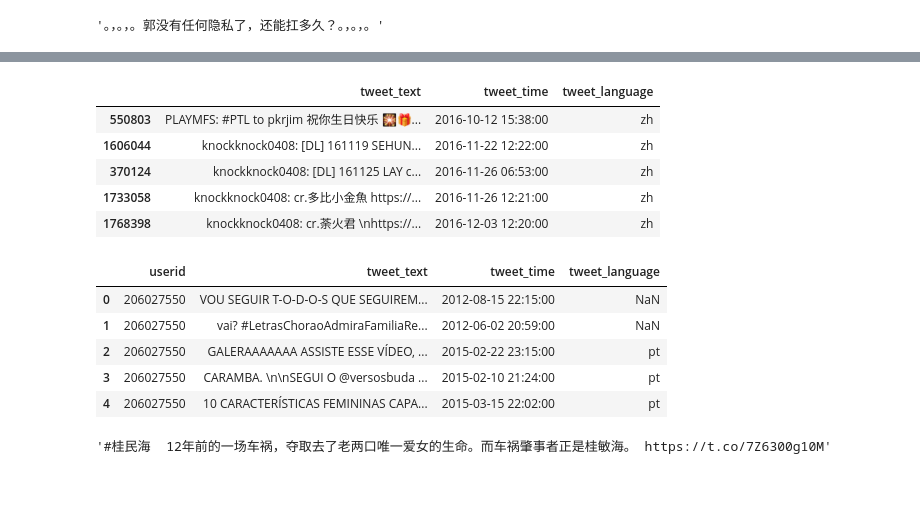
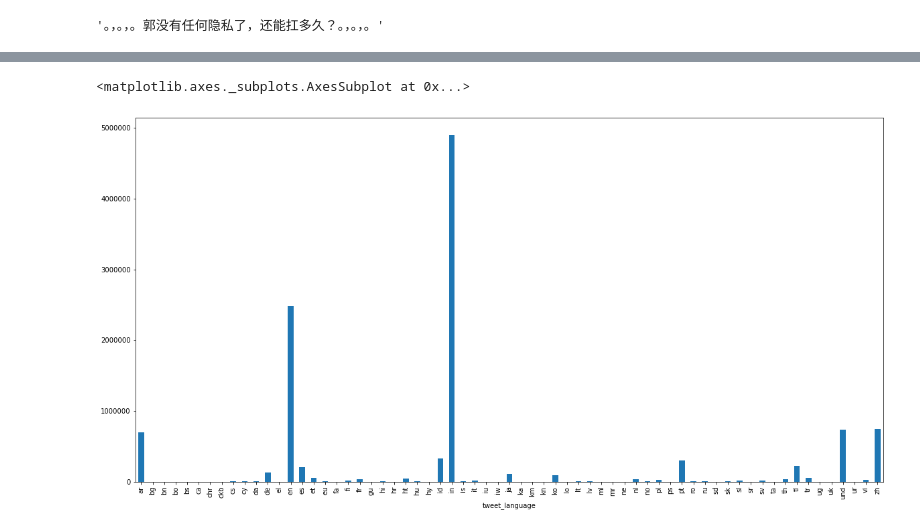
Before and after one commit to nicole9925/chinabots, a Jupyter notebook: scripts/Sandbox.ipynb, the cells around one changed output, grey strips where cells are left out. Saved outputs shown, nothing was run; the diff lists cells and outputs as text; code cells hidden in the pictures; blank space fills up the shorter version.

```diff
--- a/scripts/Sandbox.ipynb
+++ b/scripts/Sandbox.ipynb
@@ -62,23 +38,0 @@ tweets[tweets['tweet_time'].dt.year == 2017][['userid', 'tweet_text']].head()
-# %%
-# looking at user 769790067183190016, porn bot?
-tweets[(tweets['userid'] == '769790067183190016') & (tweets['tweet_language'] == 'zh')][['tweet_text', 'tweet_time', 'tweet_language']].sort_values(by='tweet_time').head()
-# %% [output]
-|  | tweet_text | tweet_time | tweet_language |
-| 550803 | PLAYMFS: #PTL to pkrjim 祝你生日快乐 🎇🎁... | 2016-10-12 15:38:00 | zh |
-| 1606044 | knockknock0408: [DL] 161119 SEHUN... | 2016-11-22 12:22:00 | zh |
-| 370124 | knockknock0408: [DL] 161125 LAY c... | 2016-11-26 06:53:00 | zh |
-| 1733058 | knockknock0408: cr.多比小金魚 https://... | 2016-11-26 12:21:00 | zh |
-| 1768398 | knockknock0408: cr.荼火君 \nhttps://... | 2016-12-03 12:20:00 | zh |
-# %%
-tweets[['userid','tweet_text', 'tweet_time', 'tweet_language']].head()
-# %% [output]
-|  | userid | tweet_text | tweet_time | tweet_language |
-| 0 | 206027550 | VOU SEGUIR T-O-D-O-S QUE SEGUIREM... | 2012-08-15 22:15:00 | NaN |
-| 1 | 206027550 | vai? #LetrasChoraoAdmiraFamiliaRe... | 2012-06-02 20:59:00 | NaN |
-| 2 | 206027550 | GALERAAAAAAA ASSISTE ESSE VÍDEO, ... | 2015-02-22 23:15:00 | pt |
-| 3 | 206027550 | CARAMBA. \n\nSEGUI O @versosbuda ... | 2015-02-10 21:24:00 | pt |
-| 4 | 206027550 | 10 CARACTERÍSTICAS FEMININAS CAPA... | 2015-03-15 22:02:00 | pt |
-# %%
-tweets[tweets['tweet_text'].str.contains('桂敏海')].tweet_text.iloc[2]
-# %% [output]
-'#桂民海  12年前的一场车祸，夺取去了老两口唯一爱女的生命。而车祸肇事者正是桂敏海。 https://t.co/7Z6300g10M'
@@ -84,0 +43,6 @@ tweets[tweets['tweet_text'].str.contains('桂敏海')].tweet_text.iloc[2]
+# %%
+tweet_lang_groupby = tweets['tweet_language'].groupby(tweets['tweet_language']).count()
+tweet_lang_groupby.plot(kind='bar', figsize=(20,10))
+# %% [output]
+<matplotlib.axes._subplots.AxesSubplot at 0x...>
+[figure, added]
```
Also changed, not shown: parts of 15 cells of this notebook, 4 other files.
